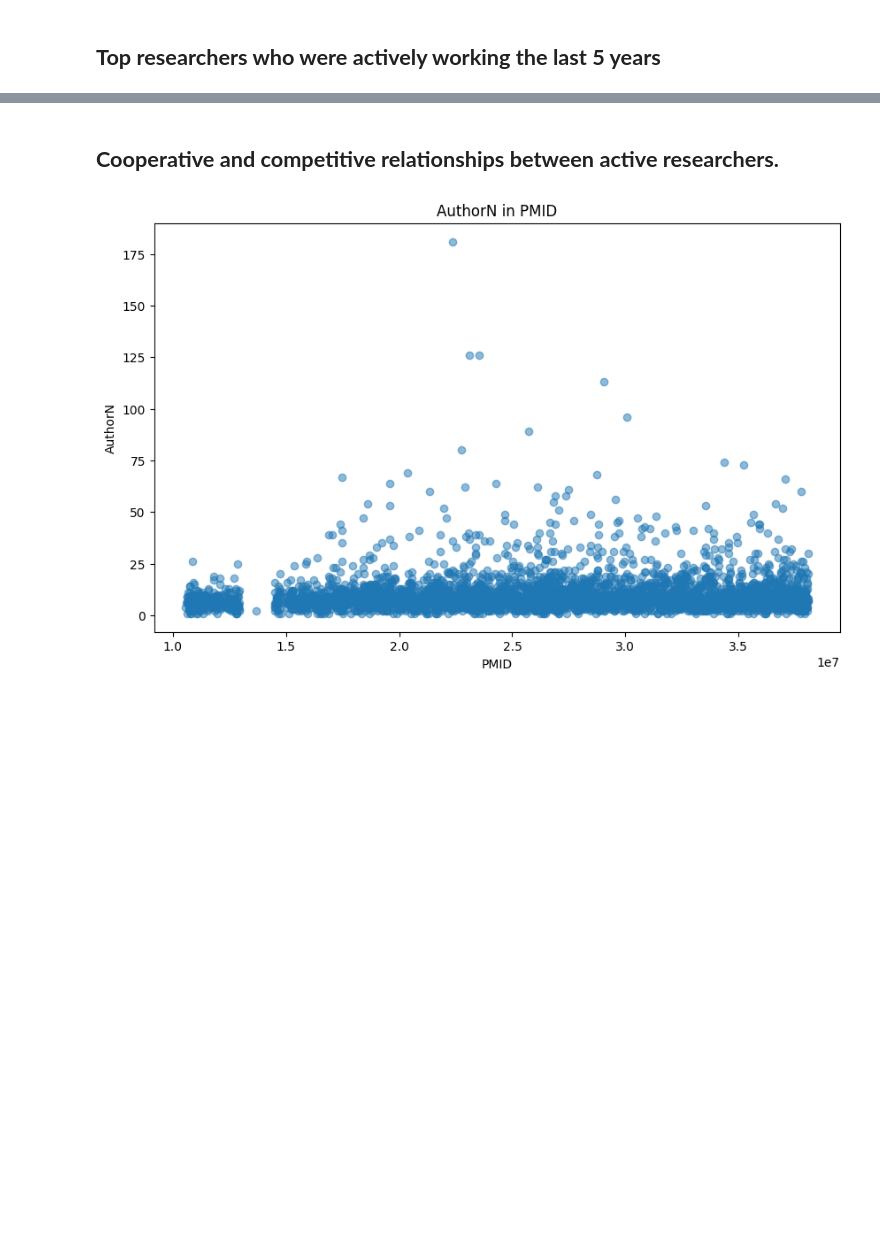
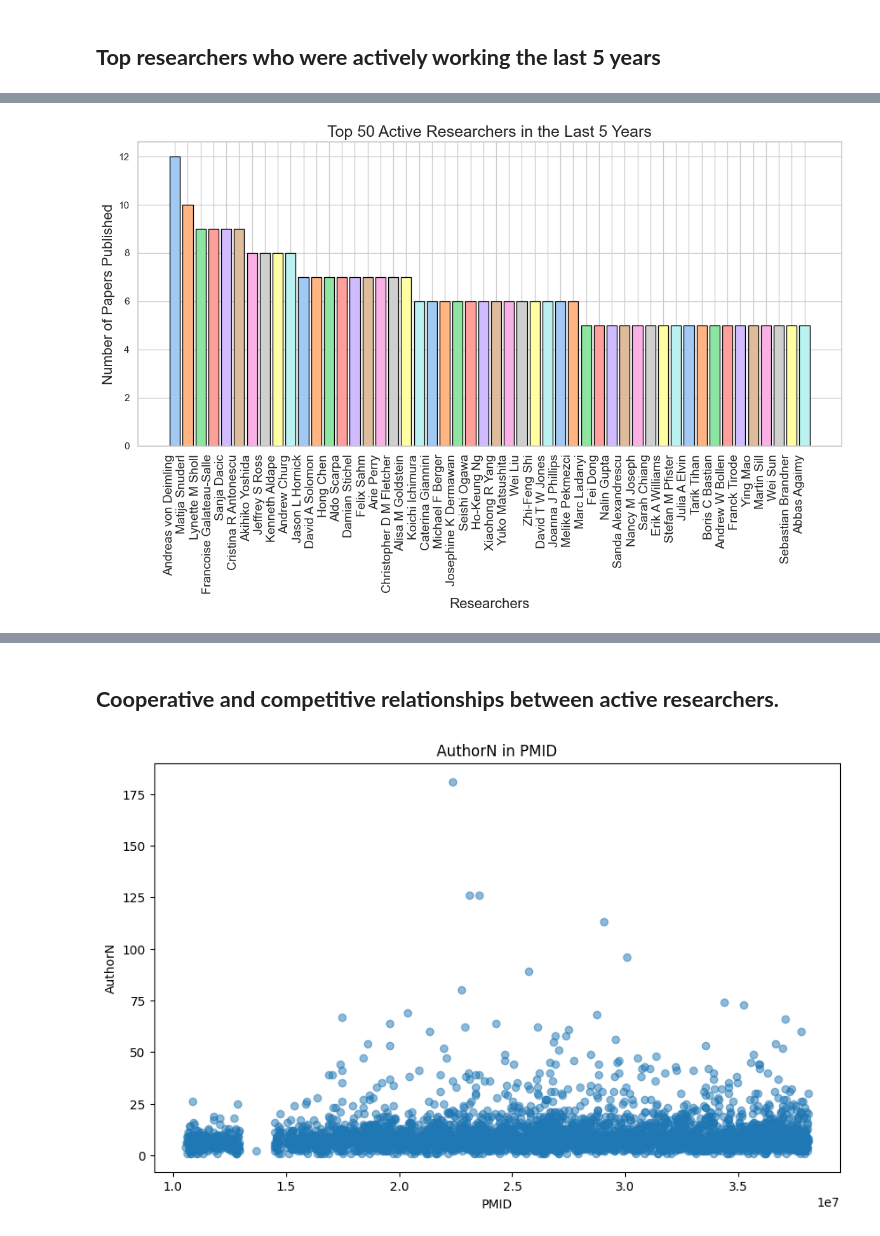
Before and after one commit to Sherryqilin/Assessment2_skills, a Jupyter notebook: skills_group1.ipynb, the cells around one changed output, grey strips where cells are left out. Drawn from its saved outputs; the diff is of its cells as text; code cells hidden in the pictures; blank space fills up the shorter version.

```diff
--- a/skills_group1.ipynb
+++ b/skills_group1.ipynb
@@ -23,0 +229,31 @@ paper = pd.read_csv("paper_counts.csv")
+# %%
+#Plot a bar graph for Top 50 Active Researchers in the Last 5 years
+
+# Combine first and last names for each researcher
+last_5_year_authors['Fullname'] = last_5_year_authors['AuthorForename'] + ' ' + last_5_year_authors['AuthorLastname']
+
+# Count the number of papers published by each researcher
+researcher_paper_counts = last_5_year_authors['Fullname'].value_counts()
+
+# Select the top N researchers
+top_n = 50
+top_researchers = researcher_paper_counts.head(top_n)
+
+sns.set(style="whitegrid") #Set the grid of the graph
+
+plt.figure(figsize=(12, 8)) #Define the size of the figure
+colors = sns.color_palette("pastel") #Define the colour palette for the graph
+
+plt.bar(top_researchers.index, top_researchers, color=colors, edgecolor='black') # Use a horizontal bar chart with a different color for each bar
+
+plt.xlabel('Researchers', fontsize=16) #Label the x-axis and font size
+plt.ylabel('Number of Papers Published', fontsize=16) #Label the y-axis and font size
+plt.title(f'Top {top_n} Active Researchers in the Last 5 Years', fontsize=18) #Label the title of the graph
+
+plt.xticks(rotation=90, ha='right', fontsize=14) # Rotating x-axis labels for better readability
+
+plt.tight_layout() #Display the layout of the graph
+
+plt.show() # Display the plot
+# %% [output]
+[figure, added]
```
Also changed, not shown: parts of 14 cells of this notebook.
